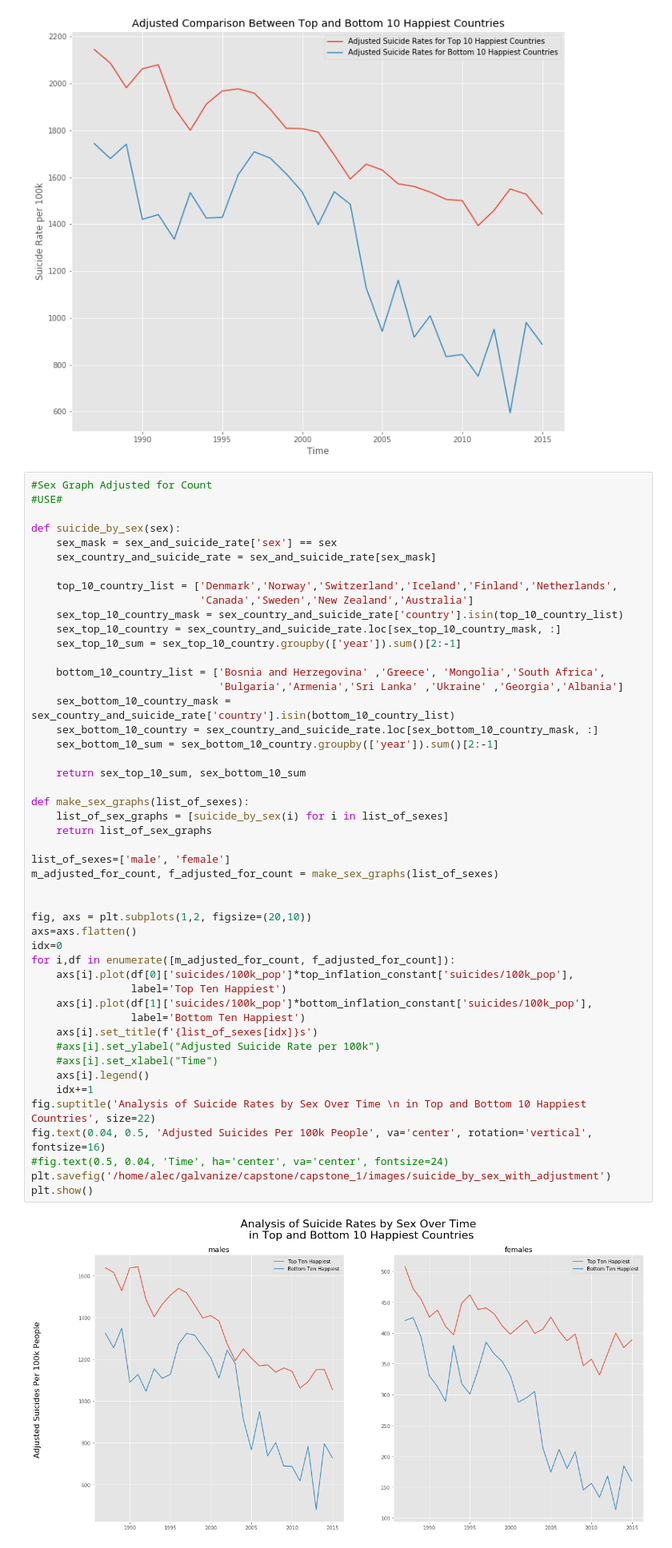
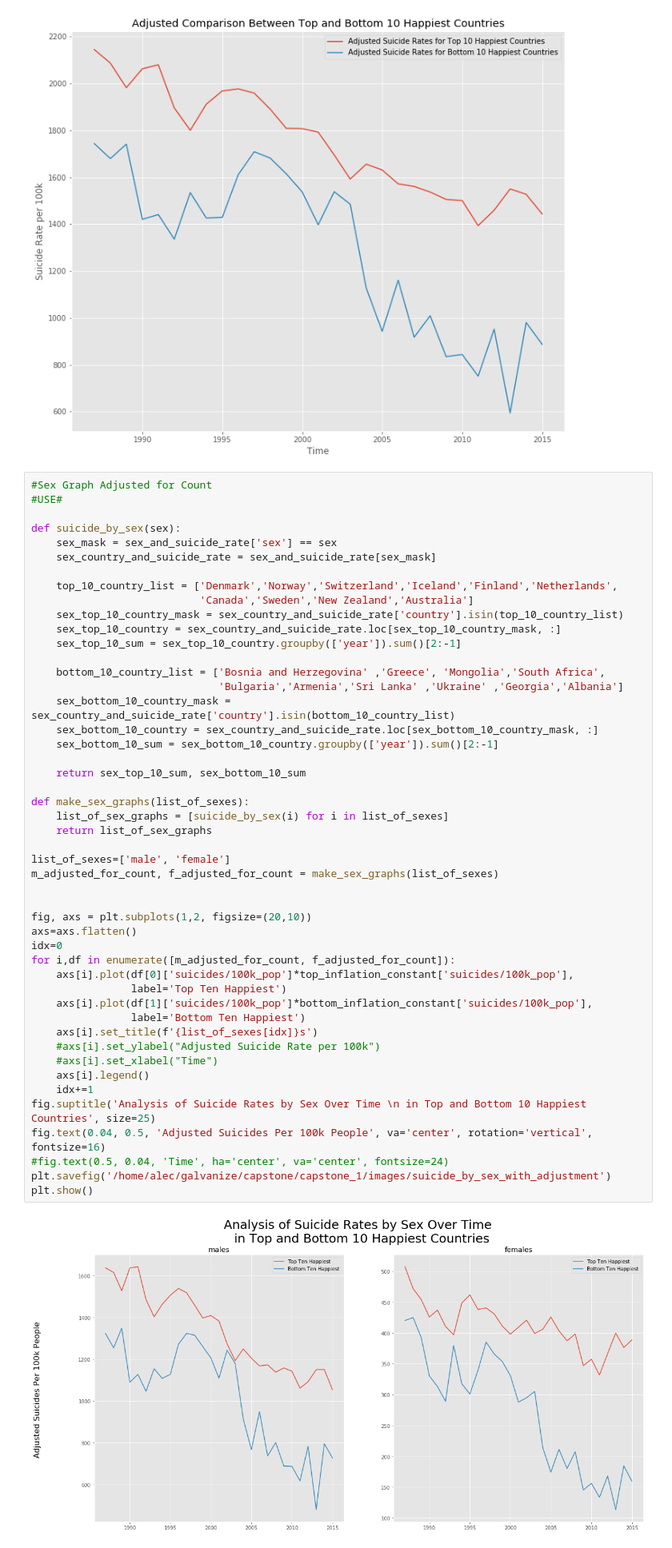
Before and after one commit to alecjonas/Analysis-of-Suicide-Rates-in-Countries-vs-Reported-Happiness-Scores, a Jupyter notebook: notebooks/suicides_eda.ipynb, the cells around one changed output. Shown at 80% size. Drawn from its saved outputs; the diff is of its cells as text.

```diff
--- a/notebooks/suicides_eda.ipynb
+++ b/notebooks/suicides_eda.ipynb
@@ -497,35 +497,35 @@ def suicide_by_sex(sex):
     sex_bottom_10_sum = sex_bottom_10_country.groupby(['year']).sum()[2:-1]
 
     return sex_top_10_sum, sex_bottom_10_sum
 
 def make_sex_graphs(list_of_sexes):
     list_of_sex_graphs = [suicide_by_sex(i) for i in list_of_sexes]
     return list_of_sex_graphs
 
 list_of_sexes=['male', 'female']
 m_adjusted_for_count, f_adjusted_for_count = make_sex_graphs(list_of_sexes)
 
 
 fig, axs = plt.subplots(1,2, figsize=(20,10))
 axs=axs.flatten()
 idx=0
 for i,df in enumerate([m_adjusted_for_count, f_adjusted_for_count]):
     axs[i].plot(df[0]['suicides/100k_pop']*top_inflation_constant['suicides/100k_pop'],
                 label='Top Ten Happiest')
     axs[i].plot(df[1]['suicides/100k_pop']*bottom_inflation_constant['suicides/100k_pop'],
                 label='Bottom Ten Happiest')
     axs[i].set_title(f'{list_of_sexes[idx]}s')
     #axs[i].set_ylabel("Adjusted Suicide Rate per 100k")
     #axs[i].set_xlabel("Time")
     axs[i].legend()
     idx+=1
-fig.suptitle('Analysis of Suicide Rates by Sex Over Time \n in Top and Bottom 10 Happiest Countries', size=22)
+fig.suptitle('Analysis of Suicide Rates by Sex Over Time \n in Top and Bottom 10 Happiest Countries', size=25)
 fig.text(0.04, 0.5, 'Adjusted Suicides Per 100k People', va='center', rotation='vertical', fontsize=16)
 #fig.text(0.5, 0.04, 'Time', ha='center', va='center', fontsize=24)
 plt.savefig('/home/alec/galvanize/capstone/capstone_1/images/suicide_by_sex_with_adjustment')
 plt.show()
 # %% [output]
-[figure, old version]
+[figure, new version]
 # %%
 #In the presentation, instead of doing a side by side for every graph where I compare the original graph to the
 #Adjusted graph, maybe I'll just do it once for the main happiness graph and then talk about how the adjustment
```
Also changed, not shown: parts of 3 cells of this notebook, 9 other files.
